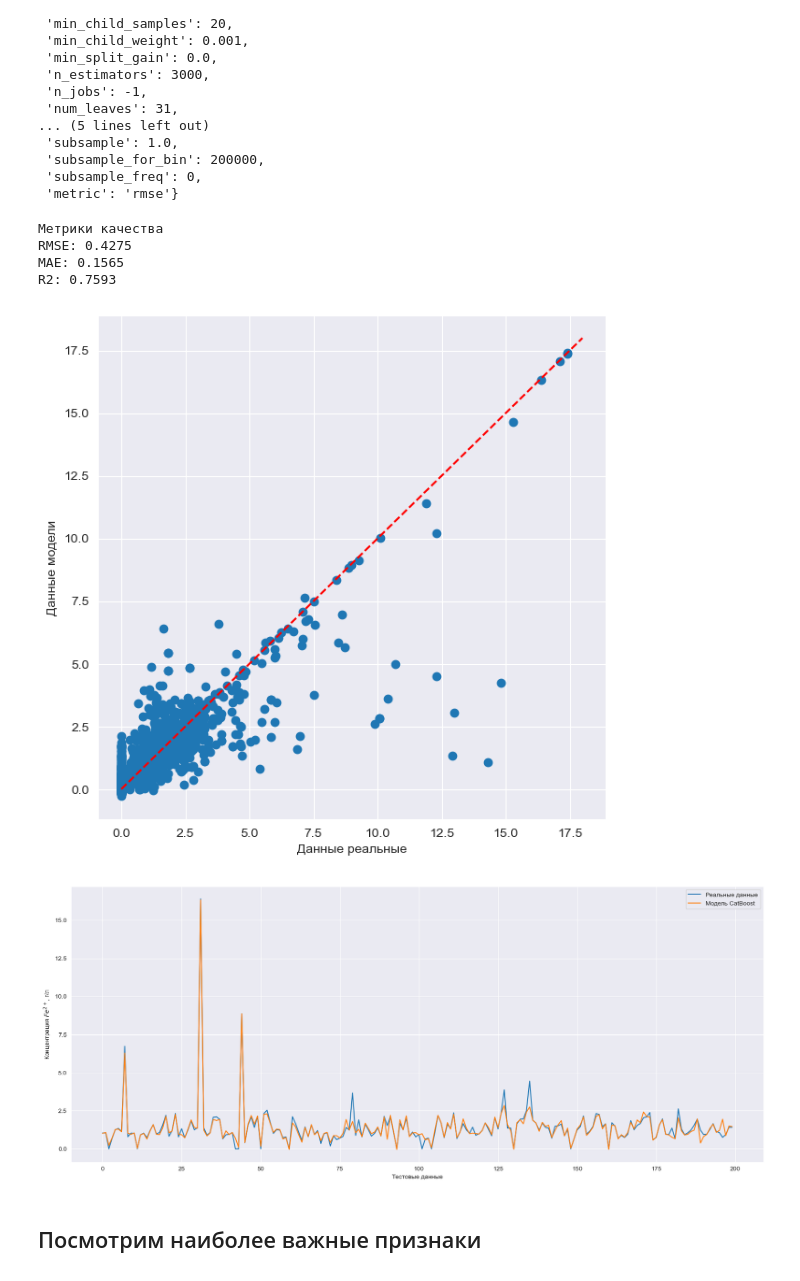
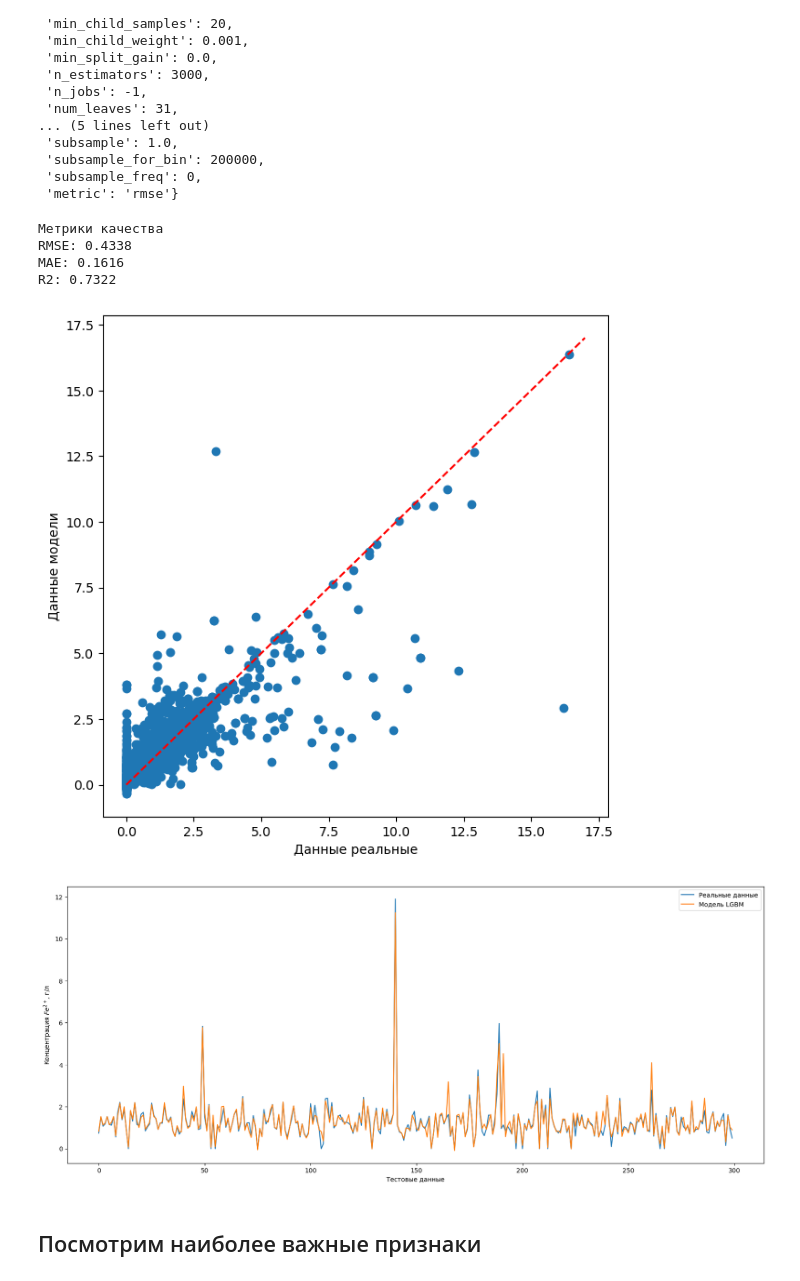
Before and after one commit to ss52/project_pox_pokr, a Jupyter notebook: notebooks/Model_lgbm.ipynb, the cells around one changed output. Cells and saved outputs as stored; diff of their text form; code cells hidden in the pictures.

```diff
--- a/notebooks/Model_lgbm.ipynb
+++ b/notebooks/Model_lgbm.ipynb
@@ -45,7 +61,7 @@ df1.shape
 # %%
 X = df1.drop(['Fe2+', 'ac'], axis=1)
-X.reset_index(drop=True)
+X = X.reset_index(drop=True)
 y = df1['Fe2+']
-y.reset_index(drop=True)
+y = y.reset_index(drop=True)
 
 X_train, X_test, y_train, y_test = train_test_split(X, y, test_size=0.2, shuffle=True, random_state=42)
@@ -100,28 +126,28 @@ model.get_params()
 src.lib.model_score(model, X_test, y_test)
 # %% [output]
 Метрики качества
-RMSE: 0.4275
-MAE: 0.1565
-R2: 0.7593
+RMSE: 0.4338
+MAE: 0.1616
+R2: 0.7322
-[figure, old version]
+[figure, new version]
 # %%
 pred = model.predict(X_test)
 # %%
 plt.figure(figsize=(20,8))
 
-start = 0
-end = 200
+start = 3700
+end = 4000
 
 plt.plot(y_test.values[start:end], label='Реальные данные')
-plt.plot(pred[start:end], label='Модель CatBoost')
+plt.plot(pred[start:end], label='Модель LGBM')
 
 plt.ylabel("Концентрация $Fe^{2+}$, г/л")
 plt.xlabel('Тестовые данные')
 
 plt.legend()
 plt.show();
 # %% [output]
-[figure, old version]
+[figure, new version]
 # %% [markdown]
 ## Посмотрим наиболее важные признаки
 # %%
```
Also changed, not shown: parts of 7 cells of this notebook, 7 other files.
